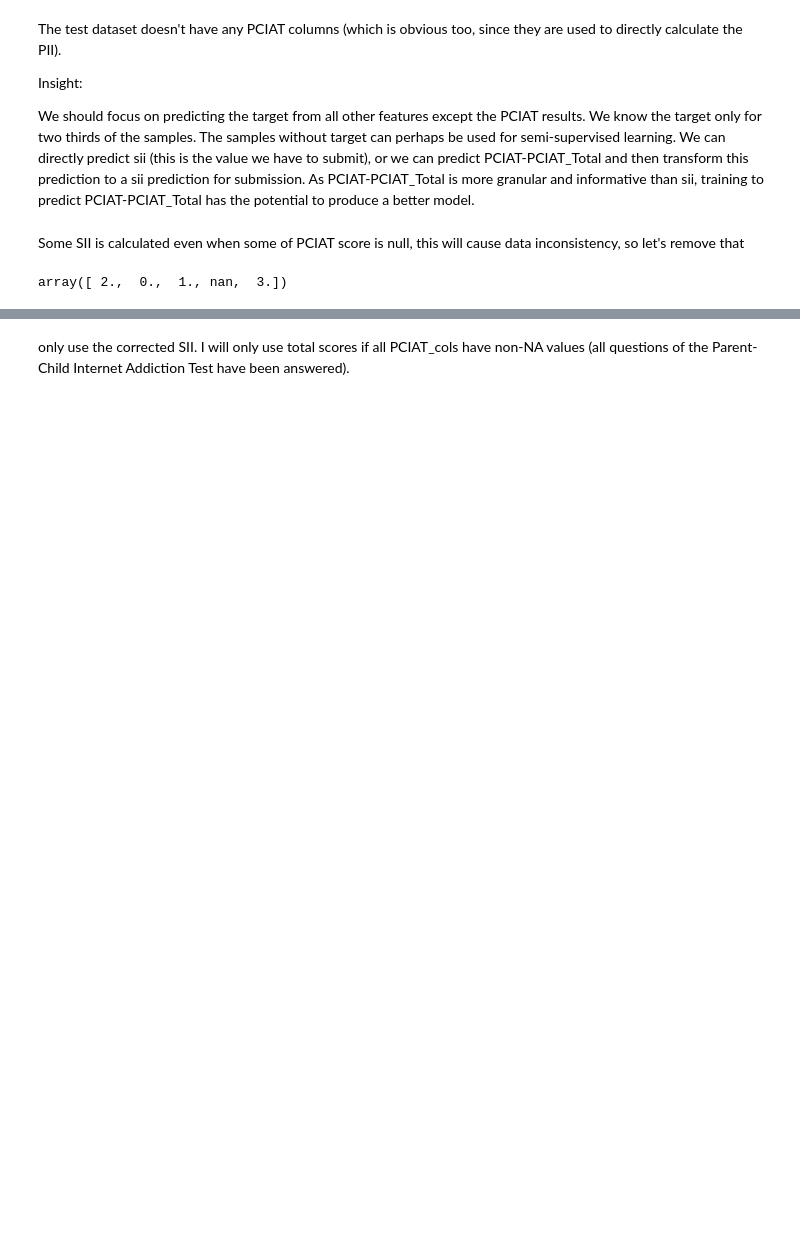
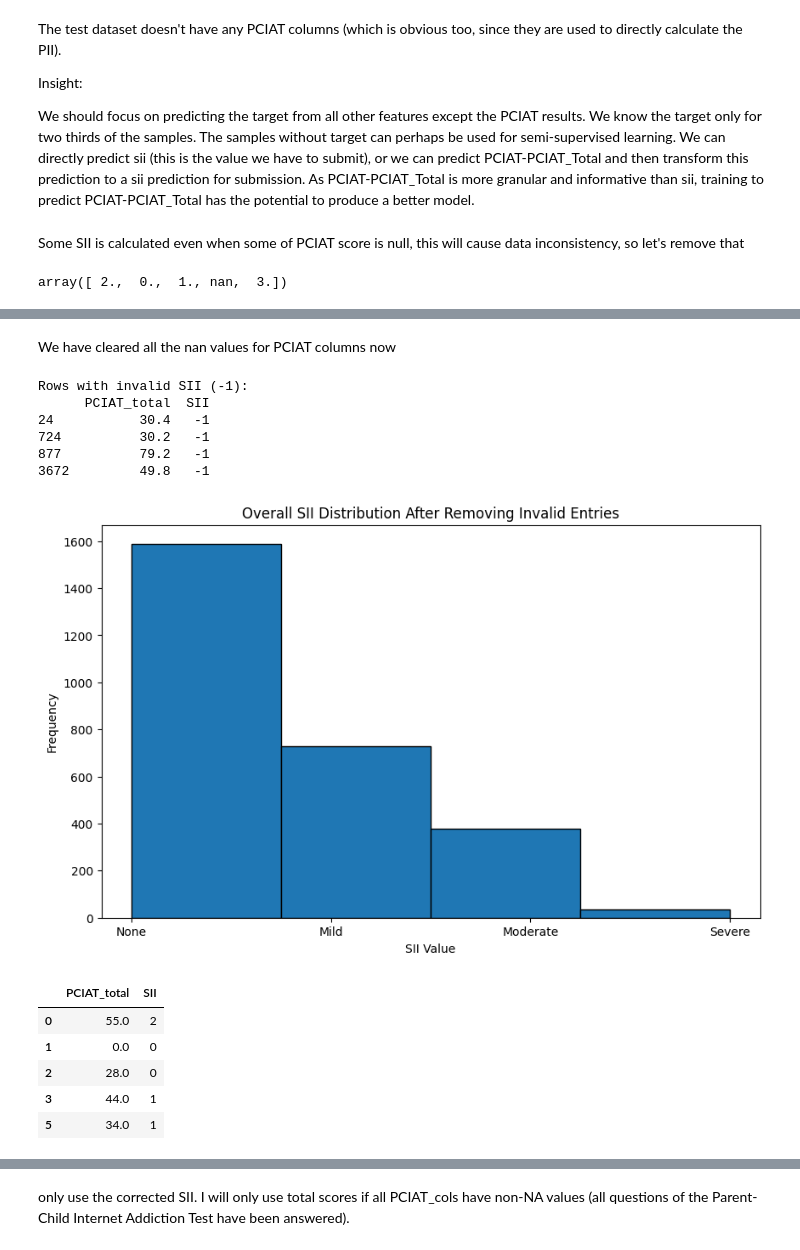
Before and after one commit to Nandana-Chigaterappa-HemanthKumar/PulseNet, a Jupyter notebook: data-cleaning-for-ml-model.ipynb, the cells around one changed output, grey strips where cells are left out. Drawn from its saved outputs; the diff is of its cells as text; code cells hidden in the pictures; blank space fills up the shorter version.

```diff
--- a/data-cleaning-for-ml-model.ipynb
+++ b/data-cleaning-for-ml-model.ipynb
@@ -89 +502,70 @@ array([ 2.,  0.,  1., nan,  3.])
+# %% [markdown]
+We have cleared all the nan values for PCIAT columns now
+# %%
+# List of renamed PCIAT columns
+pciat_columns = [
+    'disobey_time_limits', 'neglect_chores', 'prefer_online_over_family',
+    'form_online_relationships', 'parent_complains_time', 'grades_suffer',
+    'check_email_first', 'withdrawn_from_others', 'defensive_secretive',
+    'sneaking_online', 'alone_in_room_computing', 'strange_calls_online_friends',
+    'annoyed_if_bothered', 'more_tired_fatigued', 'preoccupied_with_online',
+    'tantrums_over_interference', 'online_over_hobbies', 'angry_at_time_limits',
+    'online_over_friends', 'mood_improves_online'
+]
+
+# Step 1: Recalculate PCIAT Total (sum of the 20 columns)
+train['PCIAT_total'] = train[pciat_columns].sum(axis=1)
+
+# Step 2: Recalculate the SII (Severity Impairment Index) with numeric values
+def calculate_sii(pciat_total):
+    if pciat_total >= 0 and pciat_total <= 30:
+        return 0  # None
+    elif pciat_total >= 31 and pciat_total <= 49:
+        return 1  # Mild
+    elif pciat_total >= 50 and pciat_total <= 79:
+        return 2  # Moderate
+    elif pciat_total >= 80 and pciat_total <= 100:
+        return 3  # Severe
+    else:
+        return -1  # Invalid, in case the total exceeds 100
+
+# Apply the SII calculation to the PCIAT_total column
+train['SII'] = train['PCIAT_total'].apply(calculate_sii)
+
+# Step 3: Check for any invalid SII (-1 values)
+invalid_sii_rows = train[train['SII'] == -1]
+if not invalid_sii_rows.empty:
+    print(f"Rows with invalid SII (-1):\n{invalid_sii_rows[['PCIAT_total', 'SII']].head()}")  # Display first few invalid rows
+else:
+    print("No invalid SII values (-1) found.")
+# %% [output]
+Rows with invalid SII (-1):
+      PCIAT_total  SII
+24           30.4   -1
+724          30.2   -1
+877          79.2   -1
+3672         49.8   -1
+# %%
+# Step 3: Remove rows with invalid SII (-1 values)
+train_cleaned = train[train['SII'] != -1]
+
+# Step 4: Check the overall distribution of SII
+plt.figure(figsize=(10, 6))
+plt.hist(train_cleaned['SII'], bins=4, edgecolor='black')  # Adjust bins for SII values (0-3)
+plt.title('Overall SII Distribution After Removing Invalid Entries')
+plt.xlabel('SII Value')
+plt.ylabel('Frequency')
+plt.xticks([0, 1, 2, 3], ['None', 'Mild', 'Moderate', 'Severe'])  # Label x-axis with SII categories
+plt.show()
+
+# Display the updated dataframe with PCIAT_total and SII for reference
+train_cleaned[['PCIAT_total', 'SII']].head()
+# %% [output]
+[figure, added]
+|  | PCIAT_total | SII |
+| 0 | 55.0 | 2 |
+| 1 | 0.0 | 0 |
+| 2 | 28.0 | 0 |
+| 3 | 44.0 | 1 |
+| 5 | 34.0 | 1 |
 # %%
```
Also changed, not shown: parts of 61 cells of this notebook.
